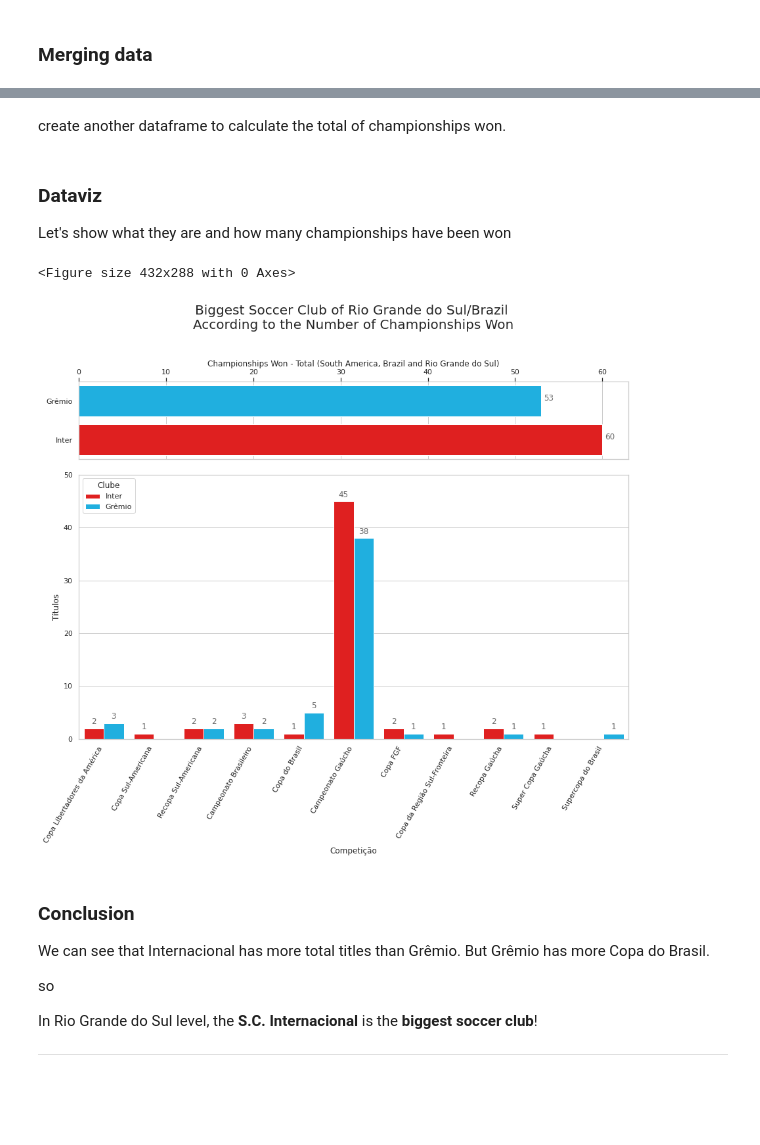
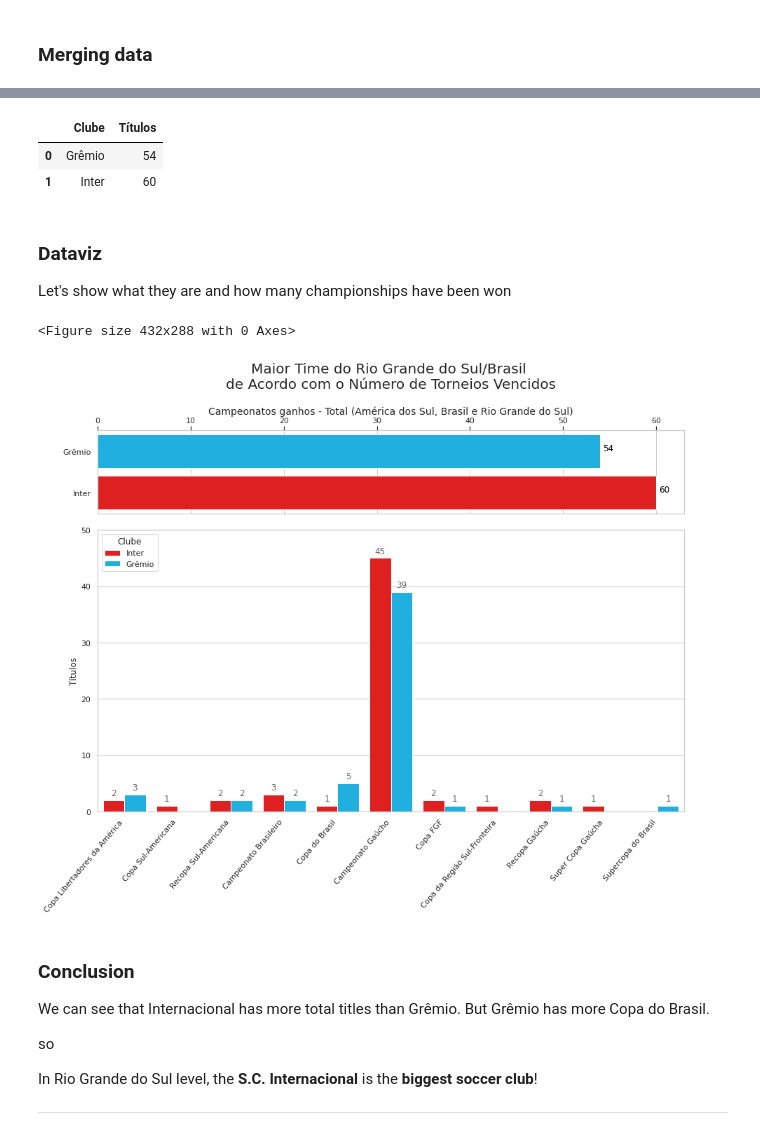
Before and after one commit to gustavocrod/Data-Science, a Jupyter notebook: Maior do Sul/biggest_team.ipynb, the cells around one changed output, grey strips where cells are left out. Drawn from its saved outputs; the diff is of its cells as text; code cells hidden in the pictures; blank space fills up the shorter version.

Commit message:
maior do sul

```diff
--- a/Maior do Sul/biggest_team.ipynb
+++ b/Maior do Sul/biggest_team.ipynb
@@ -40,7 +58,7 @@ df_gremio = pd.read_html(link_gremio, header=1)[0]
 First, we can drop the Unnamed columns
 # %%
 df_inter.drop('Unnamed: 0', axis=1, inplace=True)
-df_gremio.drop('Unnamed: 0', axis=1, inplace=True)
+df_gremio.drop(['Unnamed: 0', 'Unnamed: 3'], axis=1, inplace=True)
 # %% [markdown]
 Seeing the columns and values
 # %%
@@ -137,4 +139,4 @@ df_inter['Competição'] = df_inter['Competição'].str.replace(' Recordista', '
 # %% [markdown]
 ### Merging data
 # %%
-df_major = df_inter.append(df_gremio)
+df = df_inter.append(df_gremio)
@@ -161,18 +163,21 @@ df_major
 # %%
 # fix non int
-df_major['Títulos'] = pd.to_numeric(df_major['Títulos'])
+df['Títulos'] = pd.to_numeric(df['Títulos'])
-# %% [markdown]
-create another dataframe to calculate the total of championships won.
 # %%
-total = df_major.groupby('Clube')['Títulos'].sum()
+total = df.groupby('Clube')['Títulos'].sum()
 total = total.to_frame().reset_index()
+total
+# %% [output]
+|  | Clube | Títulos |
+| 0 | Grêmio | 54 |
+| 1 | Inter | 60 |
 # %% [markdown]
 ### Dataviz
 
 Let's show what they are and how many championships have been won
 # %%
 sns.set(style="whitegrid")
-sns.set_context("notebook")
+#sns.set_context("notebook")
 sns.despine(left=True, bottom=True)
 #sns.despine()
 
@@ -180,41 +185,42 @@ plt.figure(figsize=(15, 10));
 # f, axes = plt.subplots(2, 1, figsize=(15,10))
 
 gs = gridspec.GridSpec(4,1);
 
 #PRIMEIRO PLOT
 ax = plt.subplot(gs[:1, :1]);
 total_chart = sns.barplot(y='Clube', x='Títulos', palette=['deepskyblue', 'red'], orient='h', data=total, ax=ax);
 ax.set_ylabel('') # gambiarra removendo o y label
-ax.set_xlabel('Championships Won - Total (South America, Brazil and Rio Grande do Sul)');
+ax.set_xlabel('Campeonatos ganhos - Total (América dos Sul, Brasil e Rio Grande do Sul)', fontsize=14);
 ax.xaxis.set_label_position('top') # colocanto o X label pra cima
 ax.xaxis.tick_top() # colocando os tick pra cima
-plt.title('Biggest Soccer Club of Rio Grande do Sul/Brazil \nAccording to the Number of Championships Won', fontsize=20, pad=80);
+plt.title('Maior Time do Rio Grande do Sul/Brasil \nde Acordo com o Número de Torneios Vencidos', fontsize=20, pad=60);
 
 # colocando anotacoes horizontais
 for p in total_chart.patches:
-    ax.text(p.get_width()+.3, p.get_y()+.38, int(p.get_width()), fontsize=12, color='dimgrey')
+    ax.text(p.get_width()+.3, p.get_y()+.38, int(p.get_width()), fontsize=12, color='black')
 
 #SEGUNDO PLOT
 ax = plt.subplot(gs[1:4, :]) #segundo prot vai do segundo ao quarto plot
-year_chart = sns.barplot(x='Competição', y='Títulos', hue='Clube', data=df_major, palette=['red', 'deepskyblue'], ax=ax);
+year_chart = sns.barplot(x='Competição', y='Títulos', hue='Clube', data=df, palette=['red', 'deepskyblue'], ax=ax);
 
-
+# inclinar as legendas
 year_chart.set_xticklabels(
     ax.get_xticklabels(),
-    rotation=60,
+    rotation=50,
     horizontalalignment='right',
-    fontweight='light',
 );
+
+ax.set_xlabel('') # gambiarra removendo o x label
 
 #anotacoes verticais
 for p in year_chart.patches:
              year_chart.annotate("%.0f" % p.get_height(), (p.get_x() + p.get_width() / 2., p.get_height()),
                  ha='center', va='center', fontsize=12, color='dimgrey', xytext=(0, 10),
                  textcoords='offset points')
 _ = year_chart.set_ylim(0,50); #Para as anotacoes nao passarem o max
 # %% [output]
 <Figure size 432x288 with 0 Axes>
-[figure, old version]
+[figure, new version]
 # %% [markdown]
 ### Conclusion
 
```
Also changed, not shown: parts of 9 cells of this notebook, 2 other files.
